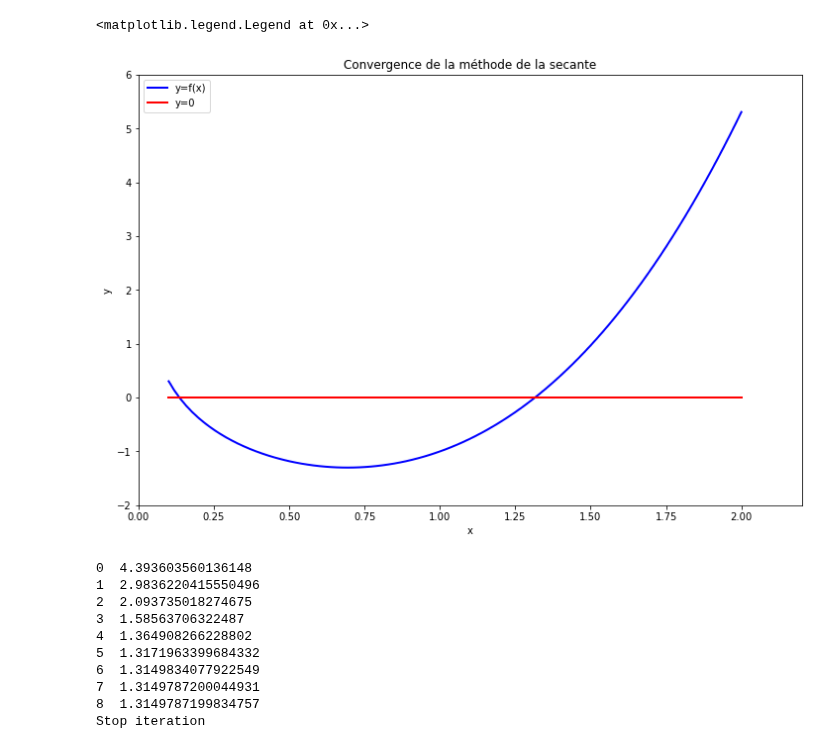
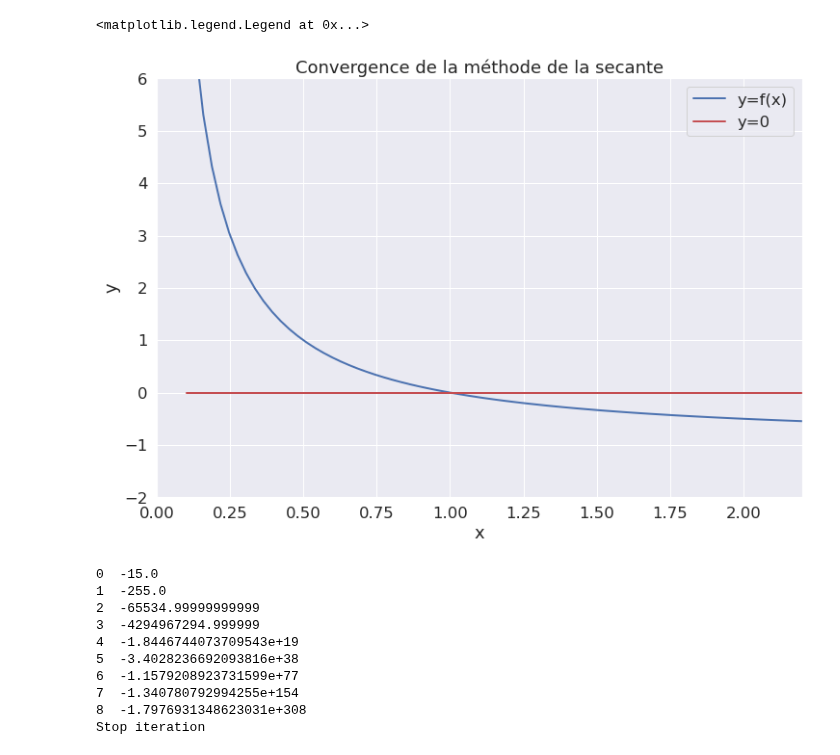
Before and after one commit to Elhadiq/NonLinearEquationSolverAndAnimator, a Jupyter notebook: Notebooks/Animer_newton.ipynb, the cells around one changed output. Saved outputs shown, nothing was run; the diff lists cells and outputs as text; code cells hidden in the pictures.

```diff
--- a/Notebooks/Animer_newton.ipynb
+++ b/Notebooks/Animer_newton.ipynb
@@ -5,32 +5,33 @@ import numpy as np
 import matplotlib.pyplot as plt
 import seaborn as sns
 # %%
-f=lambda x:x**3-np.log(x)-2
-fp=lambda x: 3*x**2-1/x
-x=np.linspace(0.1,2,100)
+f=lambda x:1/x-1
+fp=lambda x: -1/x**2
+x=np.linspace(0.1,3,100)
 y0=[0]*len(x)
 # %%
 # create a figure and axes
+sns.set(font_scale=1.5)
 fig = plt.figure(figsize=(12,8))
 ax1 = plt.subplot(1,1,1)
 # set up the subplots as needed
 ax1.set_xlim(( 0, 2.2))
 ax1.set_ylim((-2, 6))
 ax1.set_xlabel('x')
 ax1.set_ylabel('y')
 #fixed
 line1, = ax1.plot(x, f(x), 'b', lw=2)
 line2, = ax1.plot(x, [0]*len(x), 'r', lw=2)
 lignes,=ax1.plot([],[],'')
 pt1, = ax1.plot([],[], 'ro', ms=10)
 # create objects that will change in the animation. These are
 # initially empty, and will be given new values for each frame
 # in the animation.
 txt_title = ax1.set_title('Convergence de la méthode de la secante')
 ax1.legend(['y=f(x)','y=0'])
 # %% [output]
 <matplotlib.legend.Legend at 0x...>
-[figure, old version]
+[figure, new version]
 # %%
 def point_fixe(g, x0):
     x1 = x0
@@ -46,7 +47,7 @@ def newton(f,fp,x0):
     while True:
         yield next(ptfixegen)
 # %%
-a=0.75
+a=5
 ntn=newton(f,fp,a)
 xn_newton=[]
 alpha=0
@@ -59,15 +60,15 @@ try:
 except :
     print("Stop iteration")
 # %% [output]
-0  4.393603560136148
-1  2.9836220415550496
-2  2.093735018274675
-3  1.58563706322487
-4  1.364908266228802
-5  1.3171963399684332
-6  1.3149834077922549
-7  1.3149787200044931
-8  1.3149787199834757
+0  -15.0
+1  -255.0
+2  -65534.99999999999
+3  -4294967294.999999
+4  -1.8446744073709543e+19
+5  -3.4028236692093816e+38
+6  -1.1579208923731599e+77
+7  -1.340780792994255e+154
+8  -1.7976931348623031e+308
 Stop iteration
 # %%
 i
```
Also changed, not shown: parts of 2 cells of this notebook, 8 other files.
